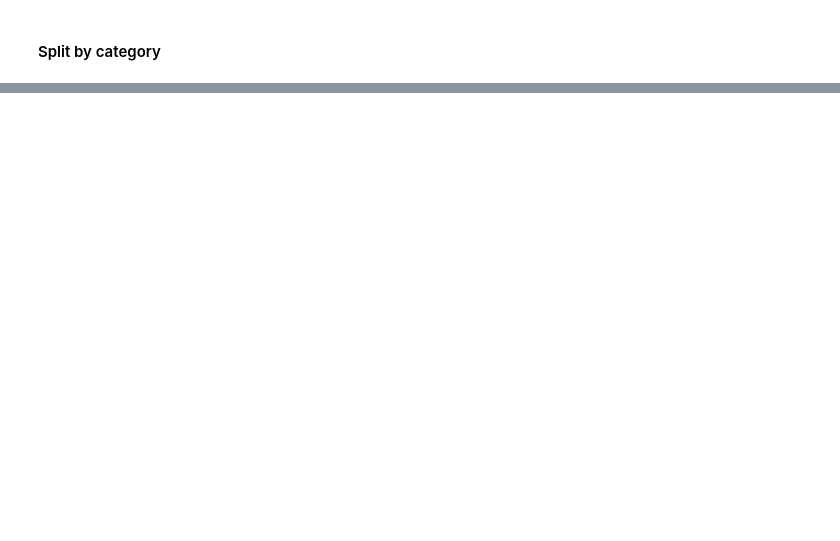
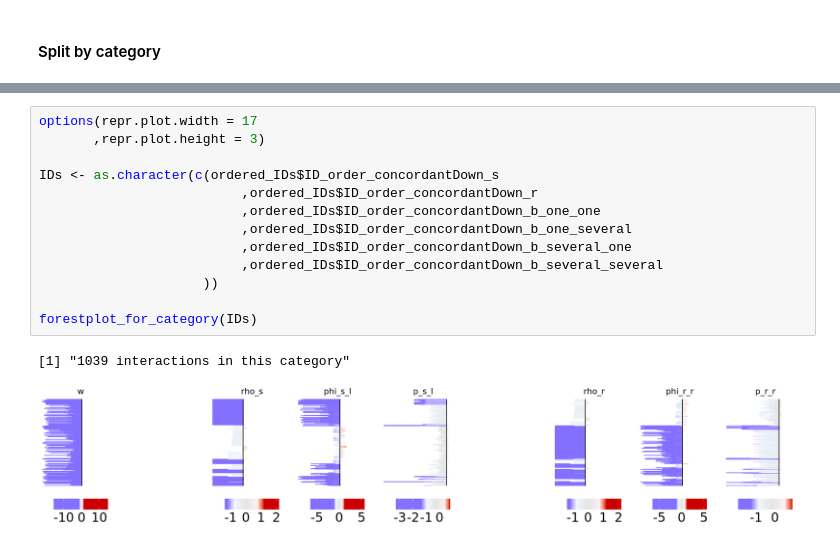
Before and after one commit to SoloveyMaria/community, a Jupyter notebook: docs/showcase_notebooks/Lasry/visualization.ipynb, the cells around one changed output, grey strips where cells are left out. Cells and saved outputs as stored; diff of their text form; blank space fills up the shorter version.

```diff
--- a/docs/showcase_notebooks/Lasry/visualization.ipynb
+++ b/docs/showcase_notebooks/Lasry/visualization.ipynb
@@ -1126,0 +1155,16 @@ write.csv(ligrec_random
+# %%
+options(repr.plot.width = 17
+       ,repr.plot.height = 3)
+
+IDs <- as.character(c(ordered_IDs$ID_order_concordantDown_s
+                          ,ordered_IDs$ID_order_concordantDown_r
+                          ,ordered_IDs$ID_order_concordantDown_b_one_one
+                          ,ordered_IDs$ID_order_concordantDown_b_one_several
+                          ,ordered_IDs$ID_order_concordantDown_b_several_one
+                          ,ordered_IDs$ID_order_concordantDown_b_several_several
+                     ))
+
+forestplot_for_category(IDs)
+# %% [output]
+[1] "1039 interactions in this category"
+[figure, added]
```
Also changed, not shown: parts of 39 cells of this notebook.
